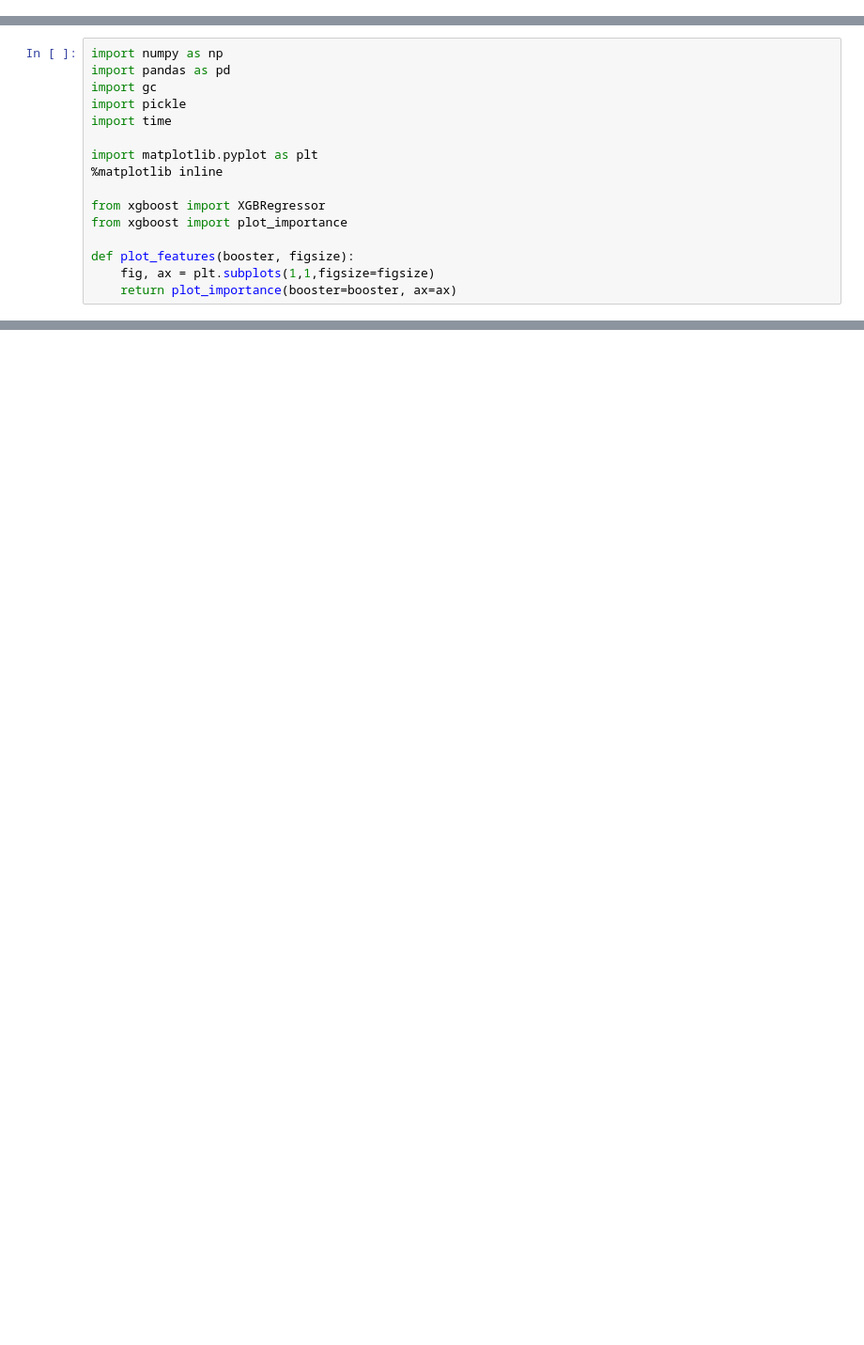
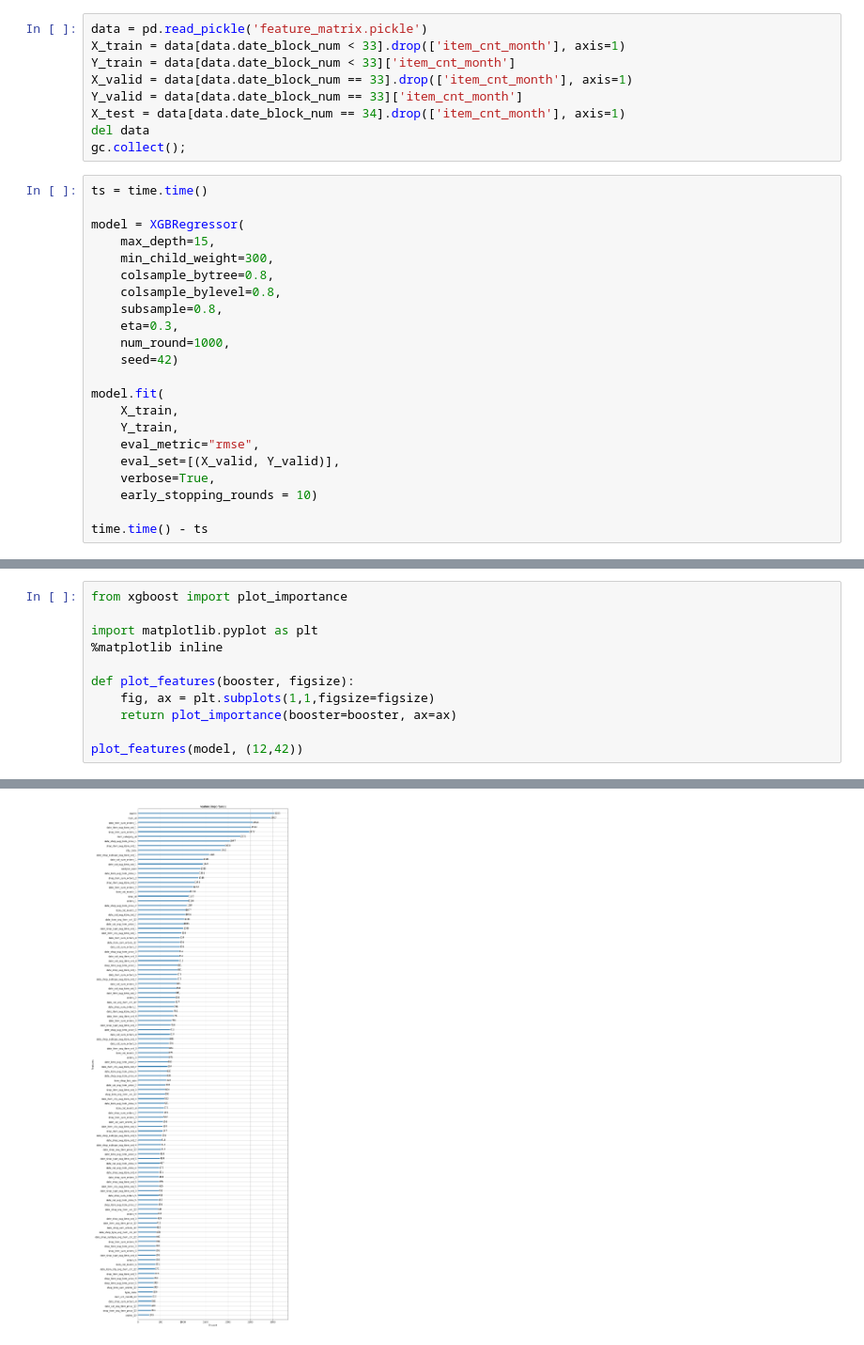
Before and after one commit to dlarionov/1c, a Jupyter notebook: 1c xgb.ipynb, the cells around one changed output, grey strips where cells are left out. Shown: that part at 94% size. Cells and saved outputs as stored; diff of their text form; blank space fills up the shorter version.

```diff
--- a/1c xgb.ipynb
+++ b/1c xgb.ipynb
@@ -0,0 +11,31 @@
+# %%
+data = pd.read_pickle('feature_matrix.pickle')
+X_train = data[data.date_block_num < 33].drop(['item_cnt_month'], axis=1)
+Y_train = data[data.date_block_num < 33]['item_cnt_month']
+X_valid = data[data.date_block_num == 33].drop(['item_cnt_month'], axis=1)
+Y_valid = data[data.date_block_num == 33]['item_cnt_month']
+X_test = data[data.date_block_num == 34].drop(['item_cnt_month'], axis=1)
+del data
+gc.collect();
+# %%
+ts = time.time()
+
+model = XGBRegressor(
+    max_depth=15,
+    min_child_weight=300,
+    colsample_bytree=0.8,
+    colsample_bylevel=0.8,
+    subsample=0.8,
+    eta=0.3,
+    num_round=1000,
+    seed=42)
+
+model.fit(
+    X_train,
+    Y_train,
+    eval_metric="rmse",
+    eval_set=[(X_valid, Y_valid)],
+    verbose=True,
+    early_stopping_rounds = 10)
+
+time.time() - ts
@@ -1,16 +70,12 @@
 # %%
-import numpy as np
-import pandas as pd
-import gc
-import pickle
-import time
+from xgboost import plot_importance
 
 import matplotlib.pyplot as plt
 %matplotlib inline
 
-from xgboost import XGBRegressor
-from xgboost import plot_importance
-
 def plot_features(booster, figsize):
     fig, ax = plt.subplots(1,1,figsize=figsize)
     return plot_importance(booster=booster, ax=ax)
+
+plot_features(model, (12,42))
+# %% [output]
@@ -16,0 +83 @@ def plot_features(booster, figsize):
+[figure, added]
```
Also changed, not shown: parts of 14 cells of this notebook, 4 other files.
